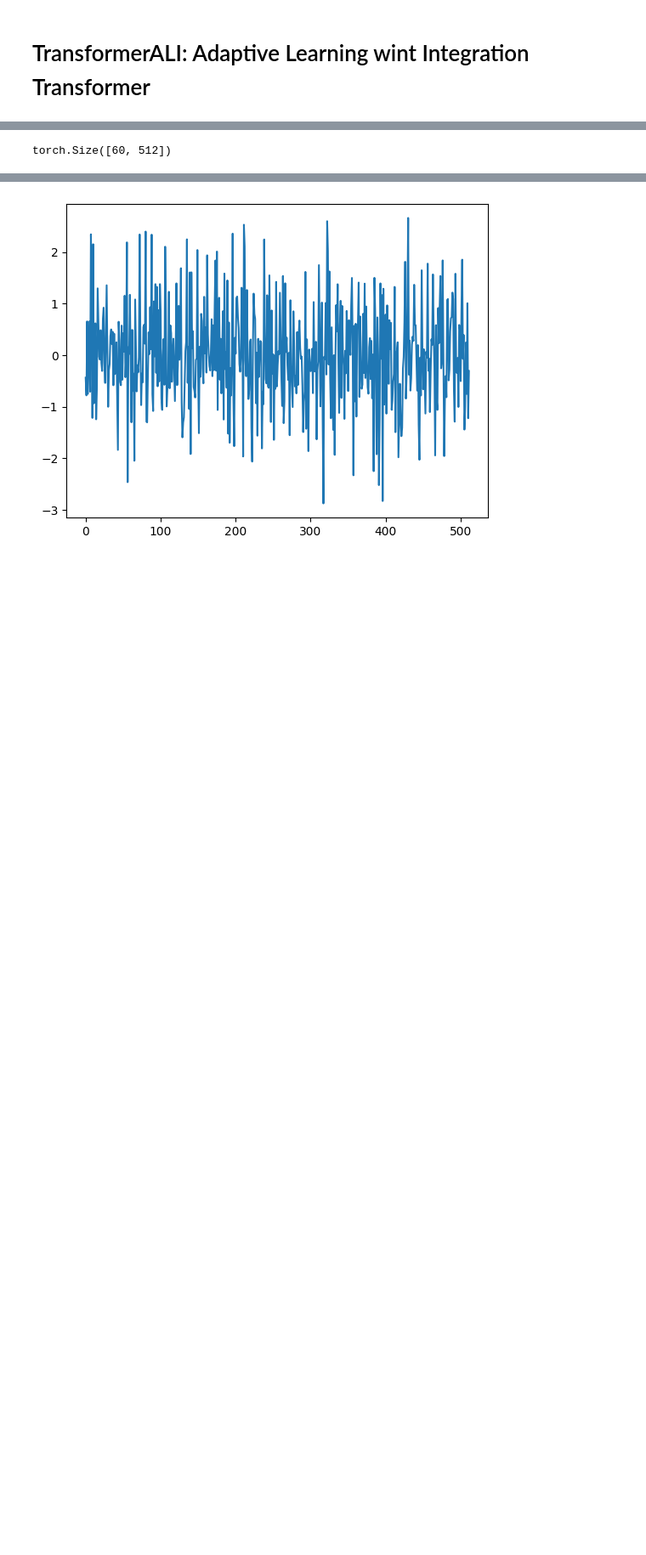
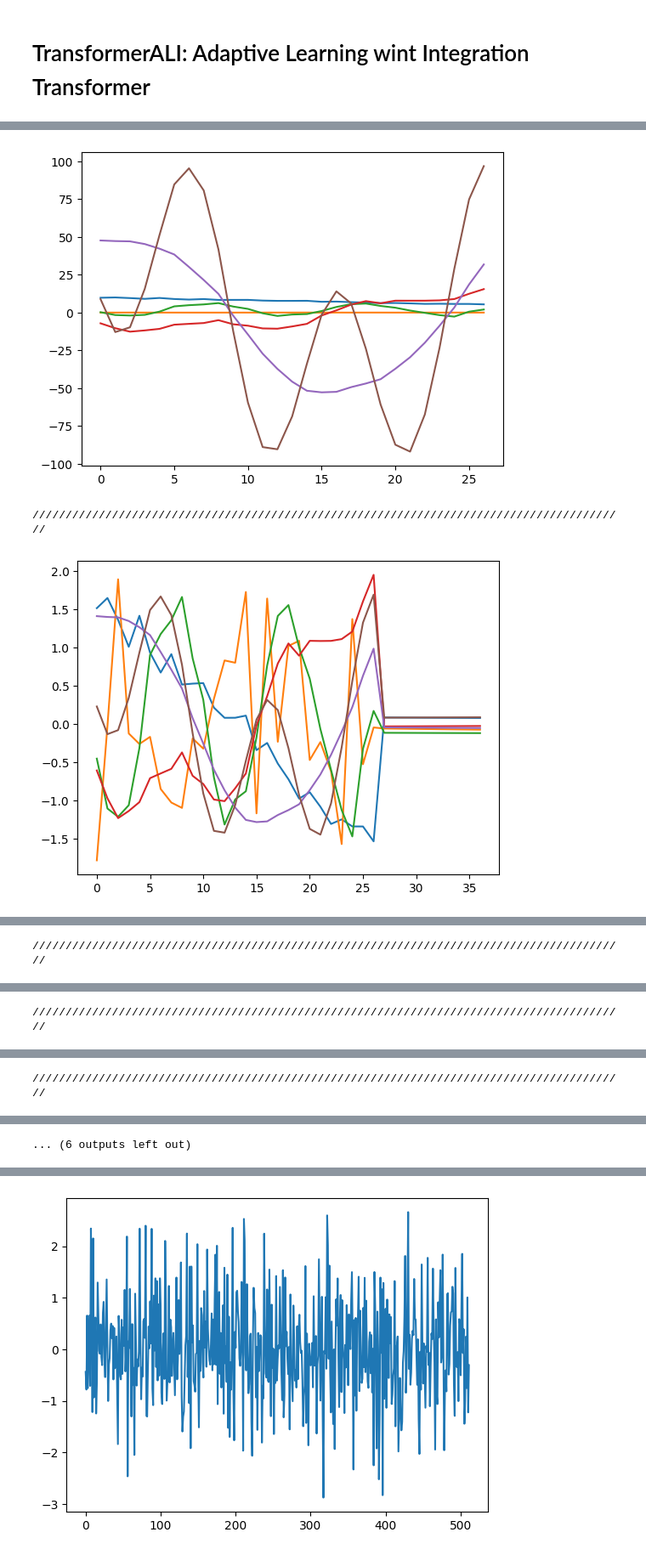
Before and after one commit to alihan-ozturk/attention-is-all-you-need, a Jupyter notebook: Untitled54 (1) (1).ipynb, the cells around one changed output, grey strips where cells are left out. Shown at 85% size. Cells and saved outputs as stored; diff of their text form; code cells hidden in the pictures; blank space fills up the shorter version.

```diff
--- a/Untitled54 (1) (1).ipynb
+++ b/Untitled54 (1) (1).ipynb
@@ -517,0 +231,12 @@ torch.Size([14, 60, 4])
+# %%
+def regressive_predict(model, steps):
+    def wrapper(src):
+        predictions = []
+        for _ in range(steps):
+            with torch.no_grad():
+                prediction = net(src).unsqueeze(0)
+            predictions.append(prediction)
+
+            input_data = torch.cat([src, outputs], axis=0)
+        return torch.cat(predictions, axis=0)
+    return wrapper
@@ -537,4 +274,21 @@ for i in range(outputs.shape[1]):
 # %%
-net.mem.sum(0).shape
+src, tgt = next(iter(dataset(60, 60, sqlData, (var, 40, 0.2))))
+src = torch.from_numpy(src).to(torch.float32).permute(2, 0, 1)
+tgt = torch.from_numpy(tgt).to(torch.float32)
+
+src2, params2 = batchStandardize(src)
+tgt2 = batchStandardize(tgt, params2)
+
+ARout = regressive_predict(net, 10)(src2)
+
+src2 = torch.cat([src2, ARout], axis=0)
+for i in range(outputs.shape[1]):
+    plt.plot(src[:, i, :])
+    plt.show()
+    print("//////////////////////////////////////////////////////////////////////////////////////////")
+    plt.plot(src2[:, i, :])
+    plt.show()
 # %% [output]
+[figure, added]
-torch.Size([60, 512])
+//////////////////////////////////////////////////////////////////////////////////////////
+[figure, added]
@@ -540,0 +296 @@ torch.Size([60, 512])
+//////////////////////////////////////////////////////////////////////////////////////////
@@ -540,0 +299 @@ torch.Size([60, 512])
+//////////////////////////////////////////////////////////////////////////////////////////
@@ -540,0 +302 @@ torch.Size([60, 512])
+//////////////////////////////////////////////////////////////////////////////////////////
@@ -540,0 +304 @@ torch.Size([60, 512])
+... (6 outputs left out)
```
Also changed, not shown: parts of 32 cells of this notebook, 1 other file.
